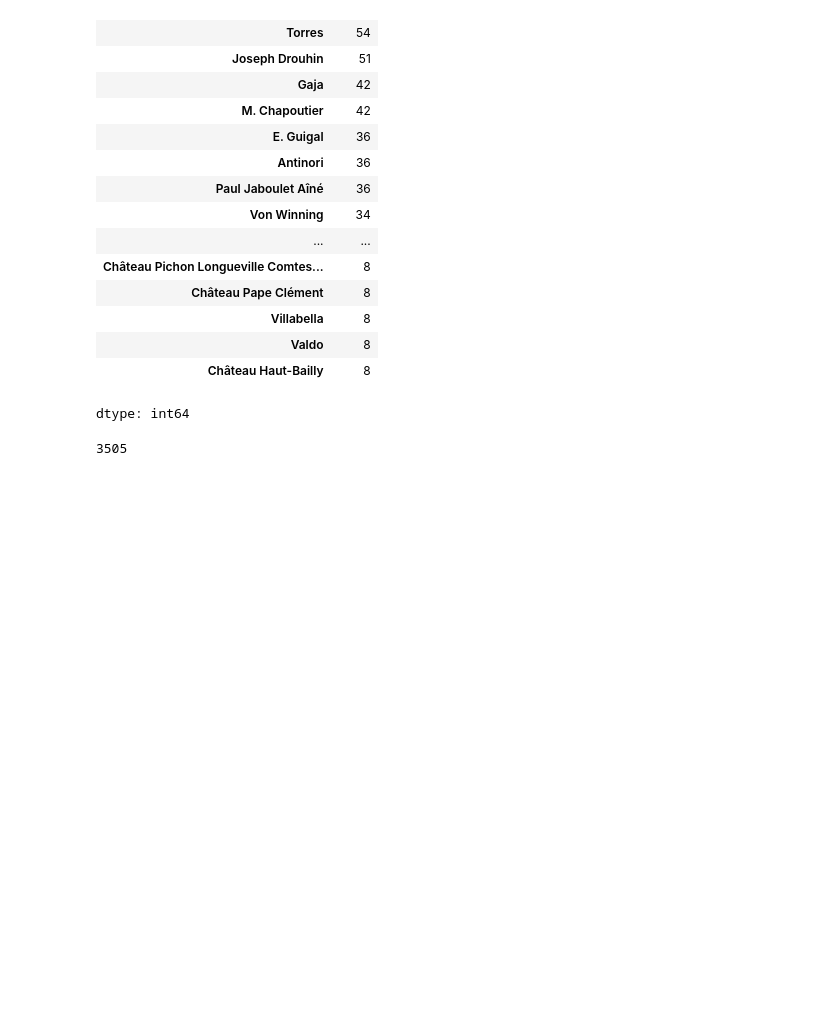
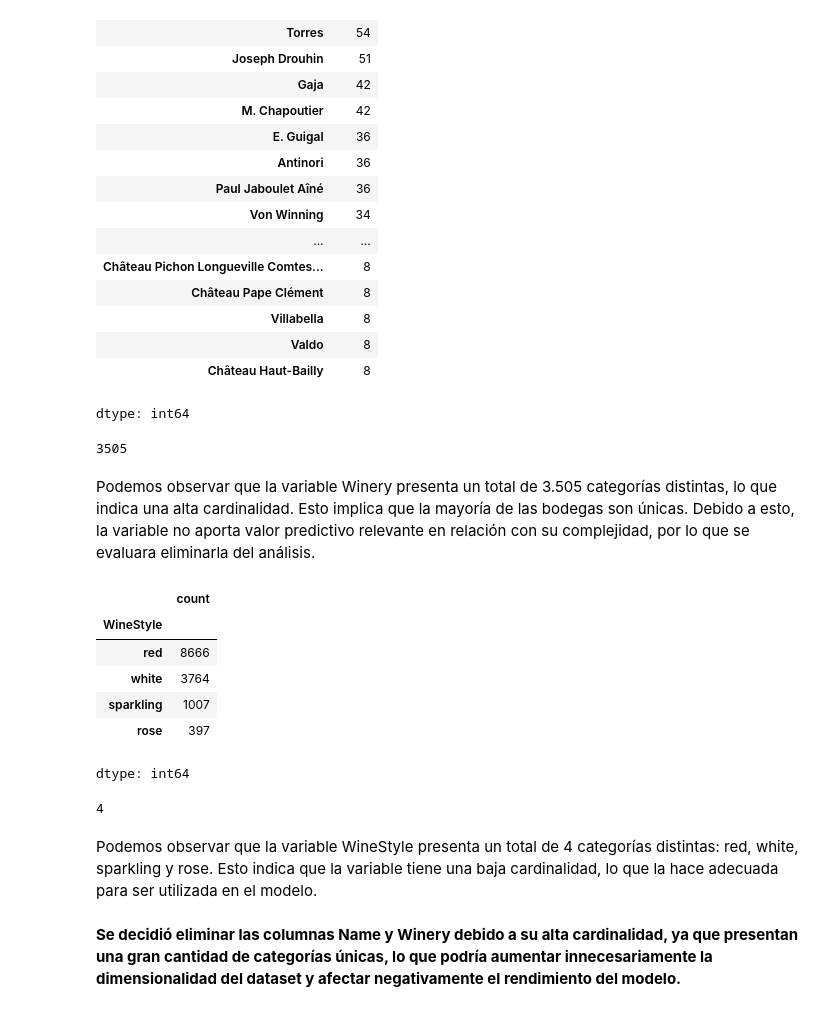
Before and after one commit to Danae-Munoz/Analisis_Data_Mineria-de-datos, a Jupyter notebook: Evaluación_1_Danae_Muñoz.ipynb, the cells around one changed output. Saved outputs shown, nothing was run; the diff lists cells and outputs as text; code cells hidden in the pictures; blank space fills up the shorter version.

```diff
--- a/Evaluación_1_Danae_Muñoz.ipynb
+++ b/Evaluación_1_Danae_Muñoz.ipynb
@@ -317,3 +315,23 @@ dtype: int64
 df_wines['Winery'].nunique()
 # %% [output]
 3505
+# %% [markdown]
+Podemos observar que la variable Winery presenta un total de 3.505 categorías distintas, lo que indica una alta cardinalidad. Esto implica que la mayoría de las bodegas son únicas. Debido a esto, la variable no aporta valor predictivo relevante en relación con su complejidad, por lo que se evaluara eliminarla del análisis.
+# %%
+# Nos mostrará la cantidad de categoricas distintas unicas de WineStyle
+df_wines['WineStyle'].value_counts()
+# %% [output]
+|  | count |
+| WineStyle |  |
+| red | 8666 |
+| white | 3764 |
+| sparkling | 1007 |
+| rose | 397 |
+dtype: int64
+# %%
+# Ver cantidad de únicos de WineStyle
+df_wines['WineStyle'].nunique()
+# %% [output]
+4
+# %% [markdown]
+Podemos observar que la variable WineStyle presenta un total de 4 categorías distintas: red, white, sparkling y rose. Esto indica que la variable tiene una baja cardinalidad, lo que la hace adecuada para ser utilizada en el modelo.
@@ -319,0 +340,2 @@ df_wines['Winery'].nunique()
+# %% [markdown]
+**Se decidió eliminar las columnas Name y Winery debido a su alta cardinalidad, ya que presentan una gran cantidad de categorías únicas, lo que podría aumentar innecesariamente la dimensionalidad del dataset y afectar negativamente el rendimiento del modelo.**
```
Also changed, not shown: parts of 21 cells of this notebook.
